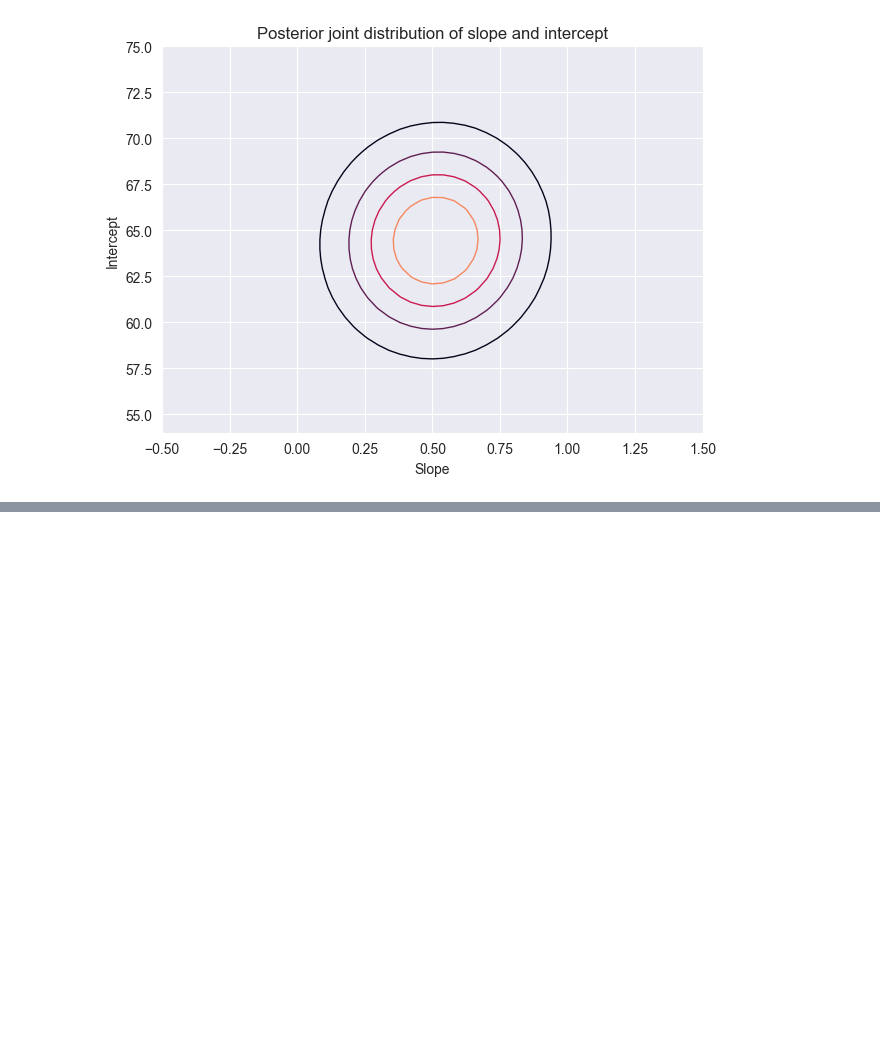
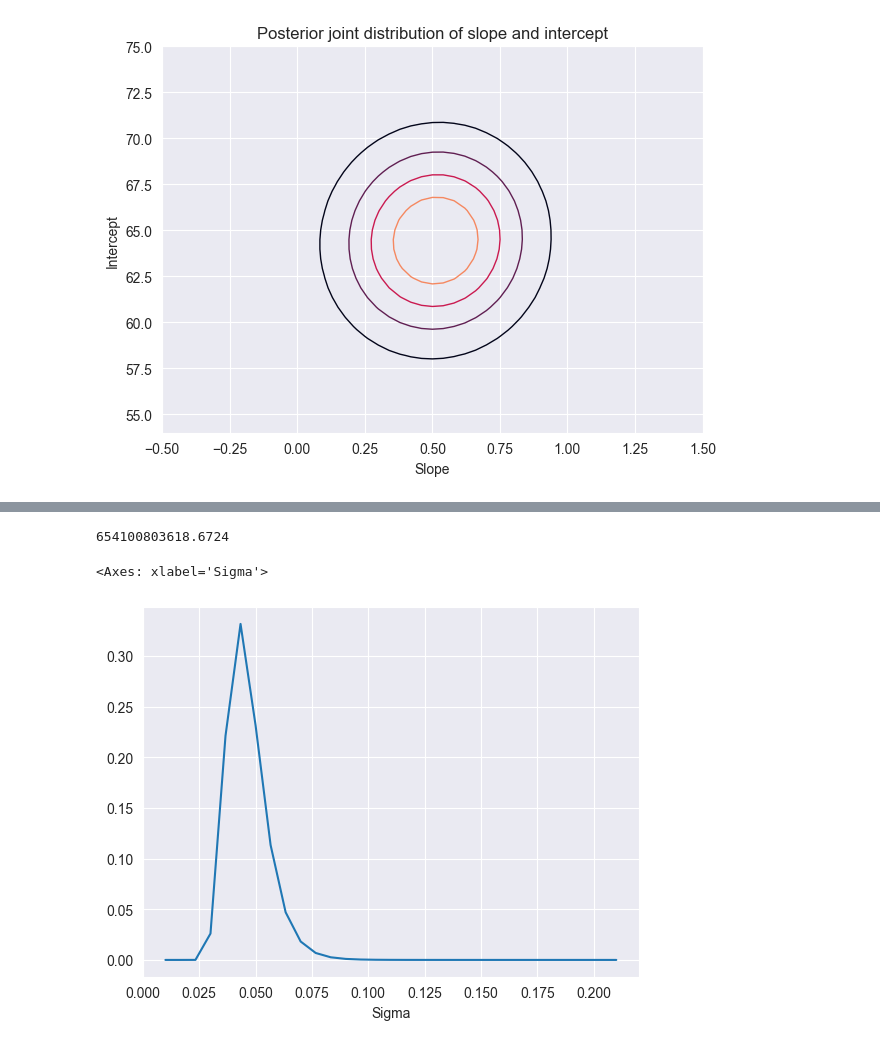
Before and after one commit to Xupeiyi/think-bayes, a Jupyter notebook: chapter17.ipynb, the cells around one changed output, grey strips where cells are left out. Drawn from its saved outputs; the diff is of its cells as text; code cells hidden in the pictures; blank space fills up the shorter version.

```diff
--- a/chapter17.ipynb
+++ b/chapter17.ipynb
@@ -281,0 +329,5 @@ decorate(title='Posterior joint distribution of slope and intercept')
+# %%
+offset = pd.to_datetime('1995')
+timedelta = table['date'] - offset
+
+data['x'] = timedelta.dt.total_seconds() / 3600 / 24 / 365.24
@@ -281,0 +348,12 @@ decorate(title='Posterior joint distribution of slope and intercept')
+# %%
+qs = np.linspace(0.012, 0.018, 51)
+prior_slope = make_uniform(qs, 'Slope')
+
+qs = np.linspace(12.4, 12.5, 41)
+prior_inter = make_uniform(qs, 'Intercept')
+
+qs = np.linspace(0.01, 0.21, 31)
+prior_sigma = make_uniform(qs, 'Sigma')
+
+prior = make_joint3(prior_slope, prior_inter, prior_sigma)
+prior.head()
@@ -281,0 +366,24 @@ decorate(title='Posterior joint distribution of slope and intercept')
+# %%
+xs = data['x']
+ys = data['y']
+likelihood = prior.copy()
+
+for slope, inter, sigma in prior.index:
+    expected = slope * xs + inter
+    resid = ys - expected
+    densities = norm.pdf(resid, 0, sigma)
+    likelihood[slope, inter, sigma] = densities.prod()
+
+posterior = prior * likelihood
+posterior.normalize()
+# %% [output]
+654100803618.6724
+# %%
+posterior_slope = posterior.marginal(0)
+posterior_inter = posterior.marginal(1)
+posterior_sigma = posterior.marginal(2)
+# %%
+posterior_sigma.plot()
+# %% [output]
+<Axes: xlabel='Sigma'>
+[figure, added]
```
Also changed, not shown: parts of 14 cells of this notebook.
